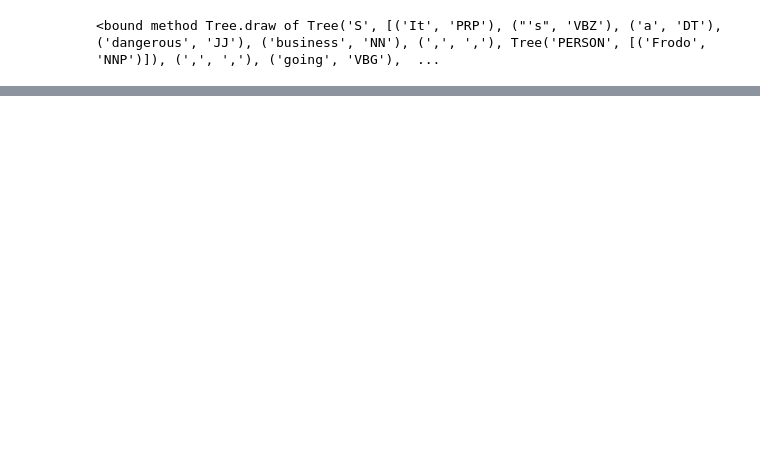
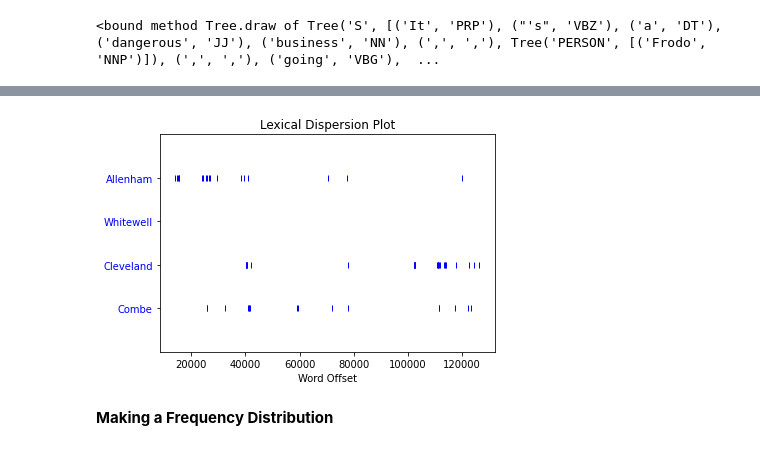
Before and after one commit to abdulmoiz99/NLP_RealPython, a Jupyter notebook: NLP_RealPython.ipynb, the cells around one changed output, grey strips where cells are left out. Cells and saved outputs as stored; diff of their text form; code cells hidden in the pictures; blank space fills up the shorter version.

```diff
--- a/NLP_RealPython.ipynb
+++ b/NLP_RealPython.ipynb
@@ -265,0 +337,8 @@ NameError: ignored
+# %%
+text2.dispersion_plot(
+    ["Allenham","Whitewell","Cleveland","Combe"]
+)
+# %% [output]
+[figure, added]
+# %% [markdown]
+**Making a Frequency Distribution**
```
Also changed, not shown: parts of 19 cells of this notebook.
